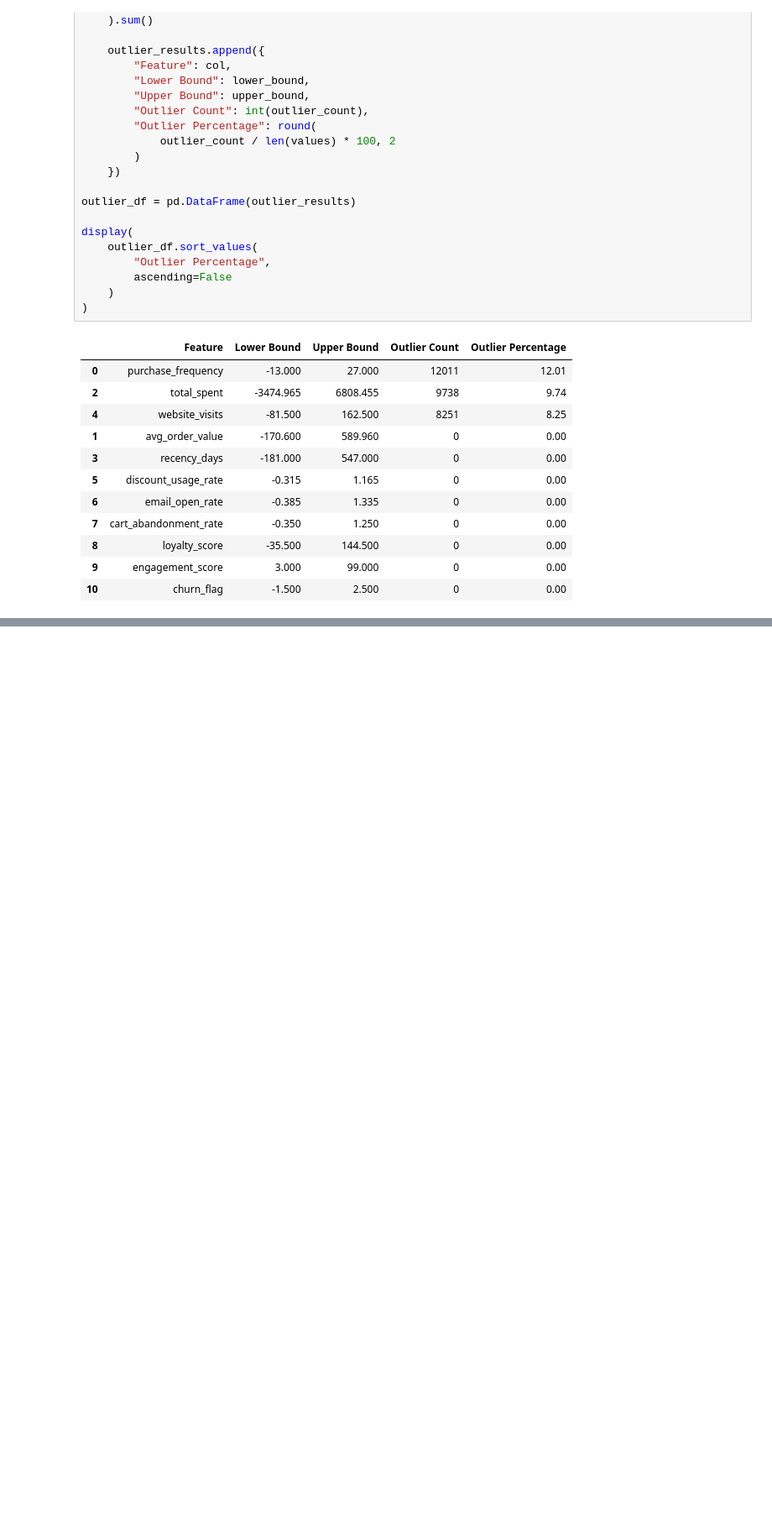
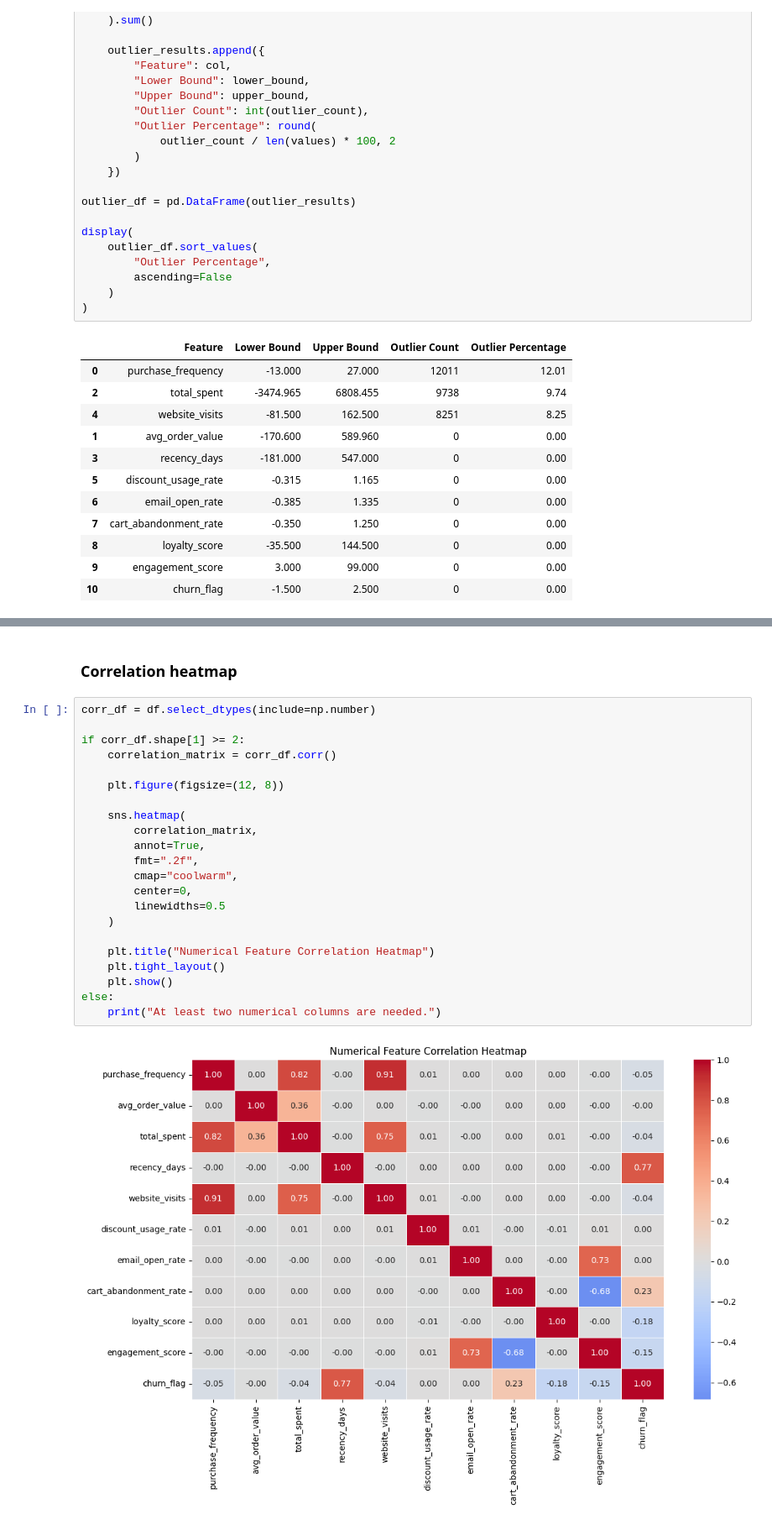
Before and after one commit to nehansa2003/AWS_Project, a Jupyter notebook: notebooks/EDA.ipynb, the cells around one changed output, grey strips where cells are left out. Shown at 84% size. Cells and saved outputs as stored; diff of their text form; blank space fills up the shorter version.

Commit message:
Correlation analysis

```diff
--- a/notebooks/EDA.ipynb
+++ b/notebooks/EDA.ipynb
@@ -286,0 +307,26 @@ display(
+# %% [markdown]
+### Correlation heatmap
+# %%
+corr_df = df.select_dtypes(include=np.number)
+
+if corr_df.shape[1] >= 2:
+    correlation_matrix = corr_df.corr()
+
+    plt.figure(figsize=(12, 8))
+
+    sns.heatmap(
+        correlation_matrix,
+        annot=True,
+        fmt=".2f",
+        cmap="coolwarm",
+        center=0,
+        linewidths=0.5
+    )
+
+    plt.title("Numerical Feature Correlation Heatmap")
+    plt.tight_layout()
+    plt.show()
+else:
+    print("At least two numerical columns are needed.")
+# %% [output]
+[figure, added]
```
Also changed, not shown: parts of 3 cells of this notebook.
